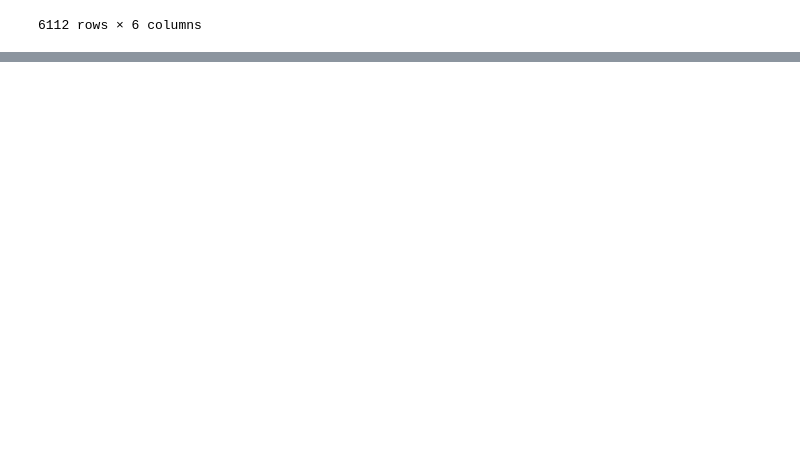
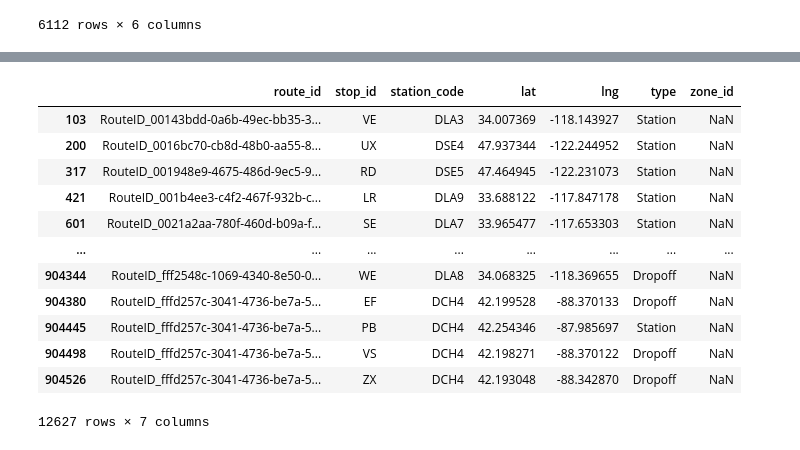
Before and after one commit to CaseyKiiza2026/delivery-territory-intelligence, a Jupyter notebook: notebooks/EDA.ipynb, the cells around one changed output, grey strips where cells are left out. Cells and saved outputs as stored; diff of their text form; code cells hidden in the pictures; blank space fills up the shorter version.

```diff
--- a/notebooks/EDA.ipynb
+++ b/notebooks/EDA.ipynb
@@ -120,3 +149,19 @@ Route_data
 | RouteID_fff2548c-1069-4340-8e50-0... | DLA8 | 2018-07-29 | 15:13:39 | 4247527.0 | High | {'AQ': {'lat': 34.065987, 'lng': ... |
 | RouteID_fffd257c-3041-4736-be7a-5... | DCH4 | 2018-08-03 | 15:23:57 | 4247527.0 | Medium | {'AE': {'lat': 42.196904, 'lng': ... |
 6112 rows × 6 columns
+# %%
+
+stop_rows = []
+
+for route_id, route in route_data.items():
+    for stop_id, stop in route["stops"].items():
+        stop_rows.append({
+            "route_id": route_id,
+            "stop_id": stop_id,
+            "station_code": route["station_code"],
+            **stop
+        })
+
+stops_df = pd.DataFrame(stop_rows)
+
+stops_df.head()
@@ -122,0 +210,16 @@ Route_data
+# %%
+stops_df[stops_df["zone_id"].isna()]
+# %% [output]
+|  | route_id | stop_id | station_code | lat | lng | type | zone_id |
+| 103 | RouteID_00143bdd-0a6b-49ec-bb35-3... | VE | DLA3 | 34.007369 | -118.143927 | Station | NaN |
+| 200 | RouteID_0016bc70-cb8d-48b0-aa55-8... | UX | DSE4 | 47.937344 | -122.244952 | Station | NaN |
+| 317 | RouteID_001948e9-4675-486d-9ec5-9... | RD | DSE5 | 47.464945 | -122.231073 | Station | NaN |
+| 421 | RouteID_001b4ee3-c4f2-467f-932b-c... | LR | DLA9 | 33.688122 | -117.847178 | Station | NaN |
+| 601 | RouteID_0021a2aa-780f-460d-b09a-f... | SE | DLA7 | 33.965477 | -117.653303 | Station | NaN |
+| ... | ... | ... | ... | ... | ... | ... | ... |
+| 904344 | RouteID_fff2548c-1069-4340-8e50-0... | WE | DLA8 | 34.068325 | -118.369655 | Dropoff | NaN |
+| 904380 | RouteID_fffd257c-3041-4736-be7a-5... | EF | DCH4 | 42.199528 | -88.370133 | Dropoff | NaN |
+| 904445 | RouteID_fffd257c-3041-4736-be7a-5... | PB | DCH4 | 42.254346 | -87.985697 | Station | NaN |
+| 904498 | RouteID_fffd257c-3041-4736-be7a-5... | VS | DCH4 | 42.198271 | -88.370122 | Dropoff | NaN |
+| 904526 | RouteID_fffd257c-3041-4736-be7a-5... | ZX | DCH4 | 42.193048 | -88.342870 | Dropoff | NaN |
+12627 rows × 7 columns
```
Also changed, not shown: parts of 17 cells of this notebook.
